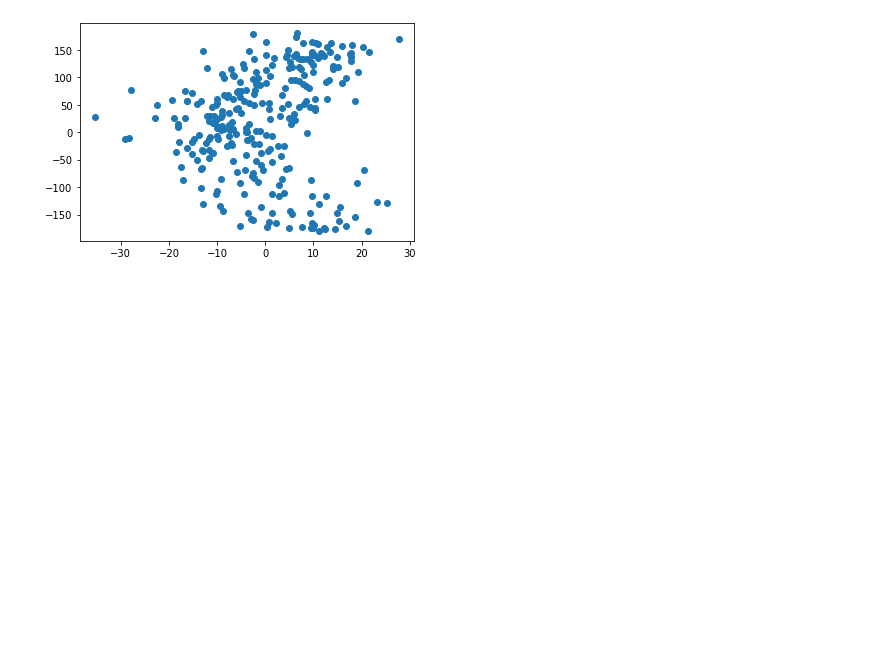
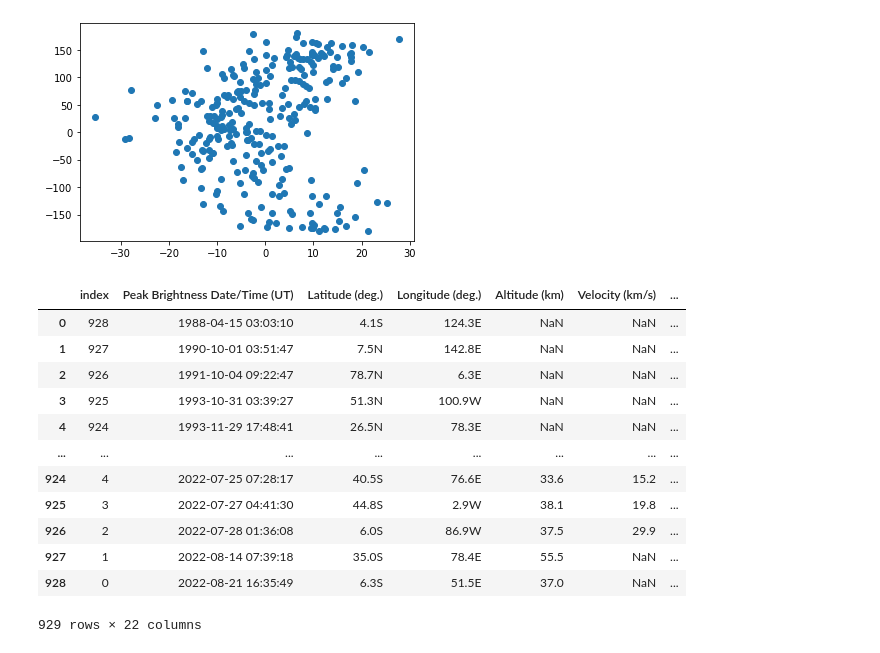
Before and after one commit to FireBall-CAPSTONE/FireBuddyAnalysis, a Jupyter notebook: fireballs.ipynb, the cells around one changed output. Cells and saved outputs as stored; diff of their text form; code cells hidden in the pictures; blank space fills up the shorter version.

```diff
--- a/fireballs.ipynb
+++ b/fireballs.ipynb
@@ -197 +198,17 @@ df = df[::-1]
+# %%
+df2
+# %% [output]
+|  | index | Peak Brightness Date/Time (UT) | Latitude (deg.) | Longitude (deg.) | Altitude (km) | Velocity (km/s) | ... |
+| 0 | 928 | 1988-04-15 03:03:10 | 4.1S | 124.3E | NaN | NaN | ... |
+| 1 | 927 | 1990-10-01 03:51:47 | 7.5N | 142.8E | NaN | NaN | ... |
+| 2 | 926 | 1991-10-04 09:22:47 | 78.7N | 6.3E | NaN | NaN | ... |
+| 3 | 925 | 1993-10-31 03:39:27 | 51.3N | 100.9W | NaN | NaN | ... |
+| 4 | 924 | 1993-11-29 17:48:41 | 26.5N | 78.3E | NaN | NaN | ... |
+| ... | ... | ... | ... | ... | ... | ... | ... |
+| 924 | 4 | 2022-07-25 07:28:17 | 40.5S | 76.6E | 33.6 | 15.2 | ... |
+| 925 | 3 | 2022-07-27 04:41:30 | 44.8S | 2.9W | 38.1 | 19.8 | ... |
+| 926 | 2 | 2022-07-28 01:36:08 | 6.0S | 86.9W | 37.5 | 29.9 | ... |
+| 927 | 1 | 2022-08-14 07:39:18 | 35.0S | 78.4E | 55.5 | NaN | ... |
+| 928 | 0 | 2022-08-21 16:35:49 | 6.3S | 51.5E | 37.0 | NaN | ... |
+929 rows × 22 columns
 # %%
```
Also changed, not shown: parts of 24 cells of this notebook.
